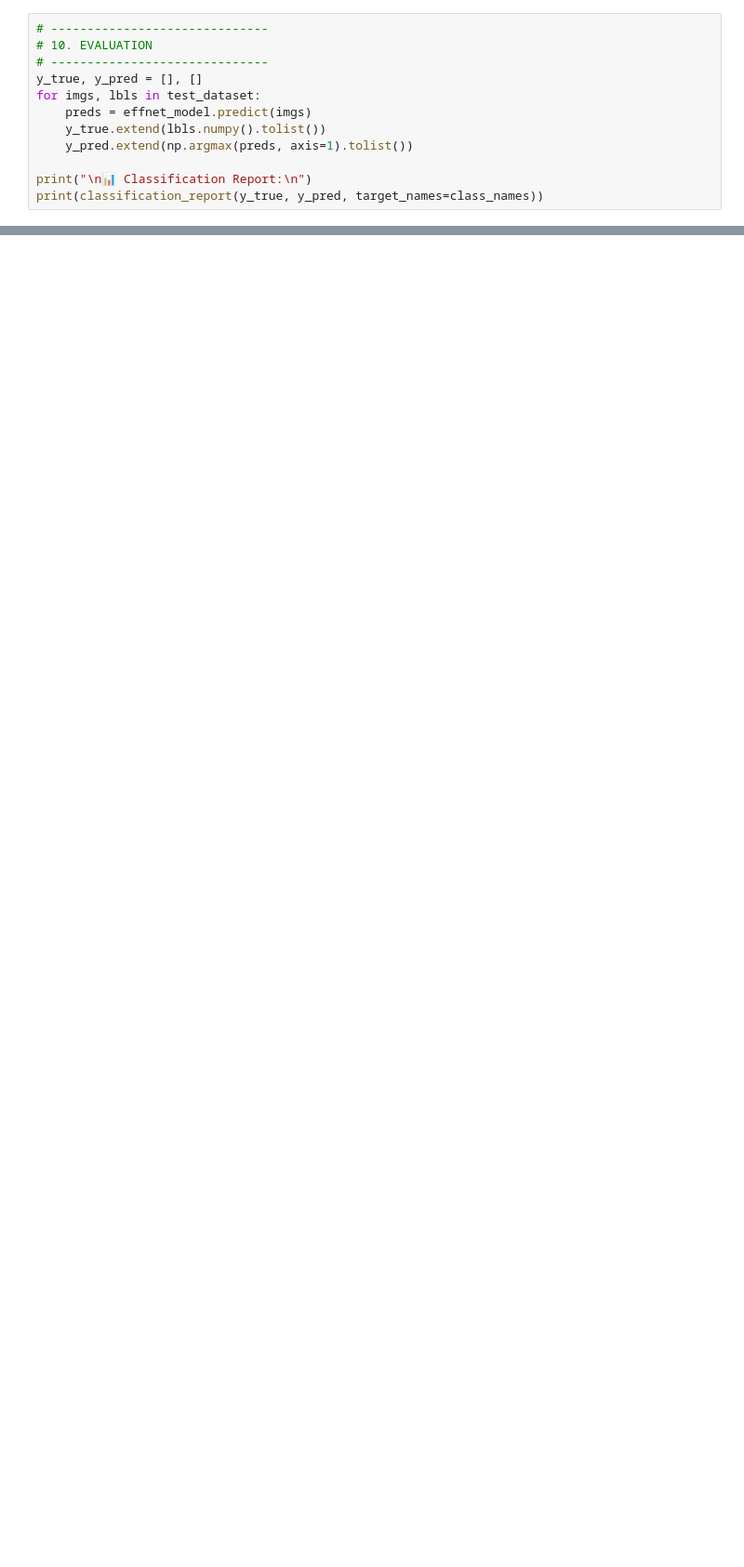
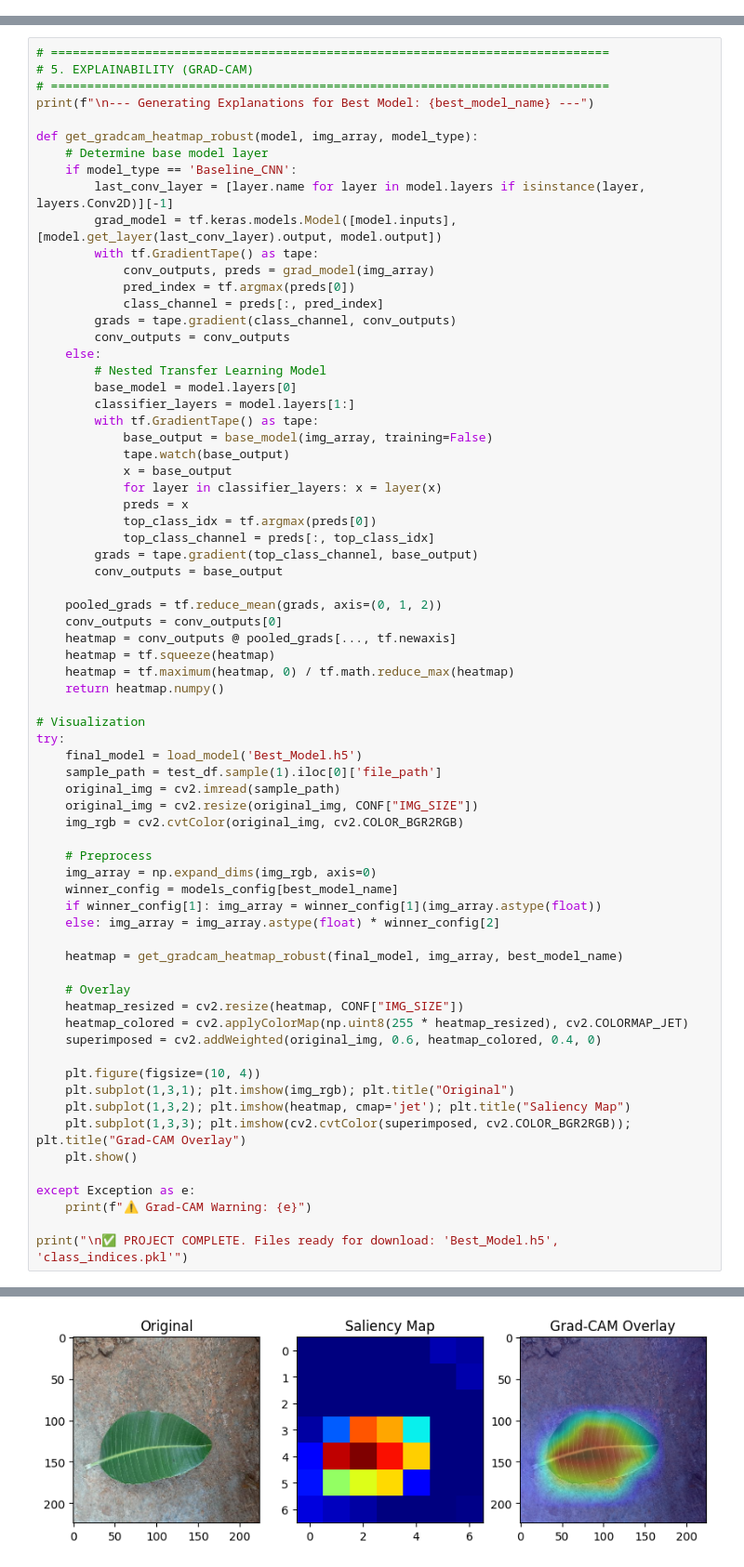
Before and after one commit to nyiel/DeepLearning_TeamProject, a Jupyter notebook: Notebook/dl-model-final.ipynb, the cells around one changed output, grey strips where cells are left out. Shown at 93% size. Saved outputs shown, nothing was run; the diff lists cells and outputs as text; blank space fills up the shorter version.

Commit message:
Update project files

```diff
--- a/Notebook/dl-model-final.ipynb
+++ b/Notebook/dl-model-final.ipynb
@@ -327,12 +50,0 @@ print("✅ Final model saved for Flask:", final_model_path)
-# %%
-# ------------------------------
-# 10. EVALUATION
-# ------------------------------
-y_true, y_pred = [], []
-for imgs, lbls in test_dataset:
-    preds = effnet_model.predict(imgs)
-    y_true.extend(lbls.numpy().tolist())
-    y_pred.extend(np.argmax(preds, axis=1).tolist())
-
-print("\n📊 Classification Report:\n")
-print(classification_report(y_true, y_pred, target_names=class_names))
@@ -357,0 +386,71 @@ weighted avg       0.92      0.92      0.92        73
+# %%
+# =============================================================================
+# 5. EXPLAINABILITY (GRAD-CAM)
+# =============================================================================
+print(f"\n--- Generating Explanations for Best Model: {best_model_name} ---")
+
+def get_gradcam_heatmap_robust(model, img_array, model_type):
+    # Determine base model layer
+    if model_type == 'Baseline_CNN':
+        last_conv_layer = [layer.name for layer in model.layers if isinstance(layer, layers.Conv2D)][-1]
+        grad_model = tf.keras.models.Model([model.inputs], [model.get_layer(last_conv_layer).output, model.output])
+        with tf.GradientTape() as tape:
+            conv_outputs, preds = grad_model(img_array)
+            pred_index = tf.argmax(preds[0])
+            class_channel = preds[:, pred_index]
+        grads = tape.gradient(class_channel, conv_outputs)
+        conv_outputs = conv_outputs
+    else:
+        # Nested Transfer Learning Model
+        base_model = model.layers[0]
+        classifier_layers = model.layers[1:]
+        with tf.GradientTape() as tape:
+            base_output = base_model(img_array, training=False)
+            tape.watch(base_output)
+            x = base_output
+            for layer in classifier_layers: x = layer(x)
+            preds = x
+            top_class_idx = tf.argmax(preds[0])
+            top_class_channel = preds[:, top_class_idx]
+        grads = tape.gradient(top_class_channel, base_output)
+        conv_outputs = base_output
+
+    pooled_grads = tf.reduce_mean(grads, axis=(0, 1, 2))
+    conv_outputs = conv_outputs[0]
+    heatmap = conv_outputs @ pooled_grads[..., tf.newaxis]
+    heatmap = tf.squeeze(heatmap)
+    heatmap = tf.maximum(heatmap, 0) / tf.math.reduce_max(heatmap)
+    return heatmap.numpy()
+
+# Visualization
+try:
+    final_model = load_model('Best_Model.h5')
+    sample_path = test_df.sample(1).iloc[0]['file_path']
+    original_img = cv2.imread(sample_path)
+    original_img = cv2.resize(original_img, CONF["IMG_SIZE"])
+    img_rgb = cv2.cvtColor(original_img, cv2.COLOR_BGR2RGB)
+
+    # Preprocess
+    img_array = np.expand_dims(img_rgb, axis=0)
+    winner_config = models_config[best_model_name]
+    if winner_config[1]: img_array = winner_config[1](img_array.astype(float))
+    else: img_array = img_array.astype(float) * winner_config[2]
+
+    heatmap = get_gradcam_heatmap_robust(final_model, img_array, best_model_name)
+
+    # Overlay
+    heatmap_resized = cv2.resize(heatmap, CONF["IMG_SIZE"])
+    heatmap_colored = cv2.applyColorMap(np.uint8(255 * heatmap_resized), cv2.COLORMAP_JET)
+    superimposed = cv2.addWeighted(original_img, 0.6, heatmap_colored, 0.4, 0)
+
+    plt.figure(figsize=(10, 4))
+    plt.subplot(1,3,1); plt.imshow(img_rgb); plt.title("Original")
+    plt.subplot(1,3,2); plt.imshow(heatmap, cmap='jet'); plt.title("Saliency Map")
+    plt.subplot(1,3,3); plt.imshow(cv2.cvtColor(superimposed, cv2.COLOR_BGR2RGB)); plt.title("Grad-CAM Overlay")
+    plt.show()
+
+except Exception as e:
+    print(f"⚠️ Grad-CAM Warning: {e}")
+
+print("\n✅ PROJECT COMPLETE. Files ready for download: 'Best_Model.h5', 'class_indices.pkl'")
+# %% [output]
@@ -357,0 +458 @@ weighted avg       0.92      0.92      0.92        73
+[figure, added]
```
Also changed, not shown: parts of 14 cells of this notebook.
